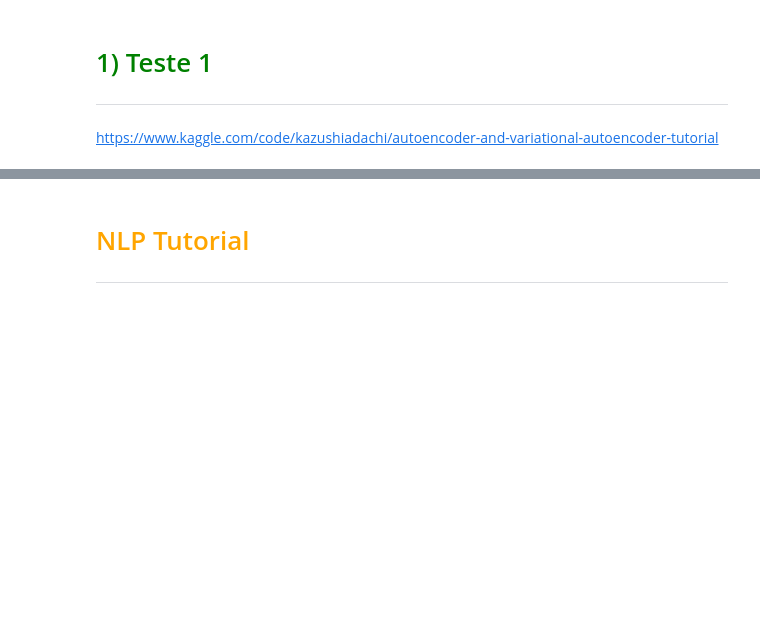
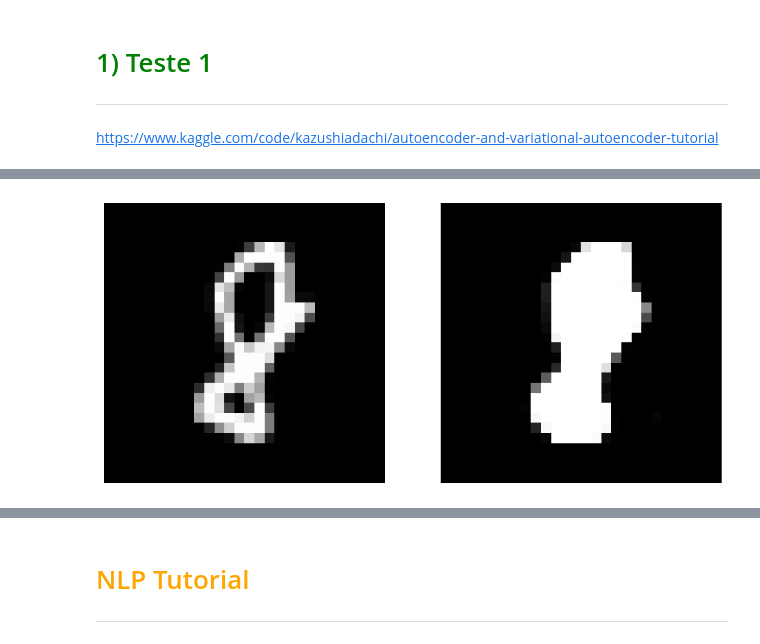
Before and after one commit to leonardovargas10/Pesquisa_Aplicada_Modelagem, a Jupyter notebook: Deep_Learning/01_Deep_Learning.ipynb, the cells around one changed output, grey strips where cells are left out. Cells and saved outputs as stored; diff of their text form; code cells hidden in the pictures; blank space fills up the shorter version.

```diff
--- a/Deep_Learning/01_Deep_Learning.ipynb
+++ b/Deep_Learning/01_Deep_Learning.ipynb
@@ -5202,0 +5588,6 @@ https://www.kaggle.com/code/kanncaa1/recurrent-neural-network-with-pytorch
+# %%
+scaler = MinMaxScaler()
+
+df['value'] = scaler.fit_transform(df[['value']])  # Normalize values
+
+data = df['value'].values  # Convert to numpy array for sequence creation
@@ -5210,0 +5711,16 @@ https://www.kaggle.com/code/kazushiadachi/autoencoder-and-variational-autoencode
+# %%
+class Autoencoder(nn.Module):
+    def __init__(self, device='cpu'):
+        super().__init__()
+        self.device = device
+        self.l1 = nn.Linear(784, 200) # encoder
+        self.l2 = nn.Linear(200, 784) # decoder
+
+    def forward(self, x):
+        h = self.l1(x)       # input to encoder
+        h = torch.relu(h)    # use ReLU
+
+        h = self.l2(h)       # input to decoder
+        y = torch.sigmoid(h) # use sigmoid
+
+        return y
@@ -5210,0 +5769,18 @@ https://www.kaggle.com/code/kazushiadachi/autoencoder-and-variational-autoencode
+# %%
+x, _ = next(iter(test_dataloader))
+x = x.to(device)
+
+# evaluation mode
+model.eval()
+# input test data and get results
+x_rec = model(x)
+
+# visulalization
+for i, image in enumerate([x, x_rec]):
+    image = image.view(28, 28).detach().cpu().numpy()
+    plt.subplot(1, 2, i+1)
+    plt.imshow(image, cmap='binary_r')
+    plt.axis('off')
+plt.show()
+# %% [output]
+[figure, added]
```
Also changed, not shown: parts of 19 cells of this notebook, 1 other file.
